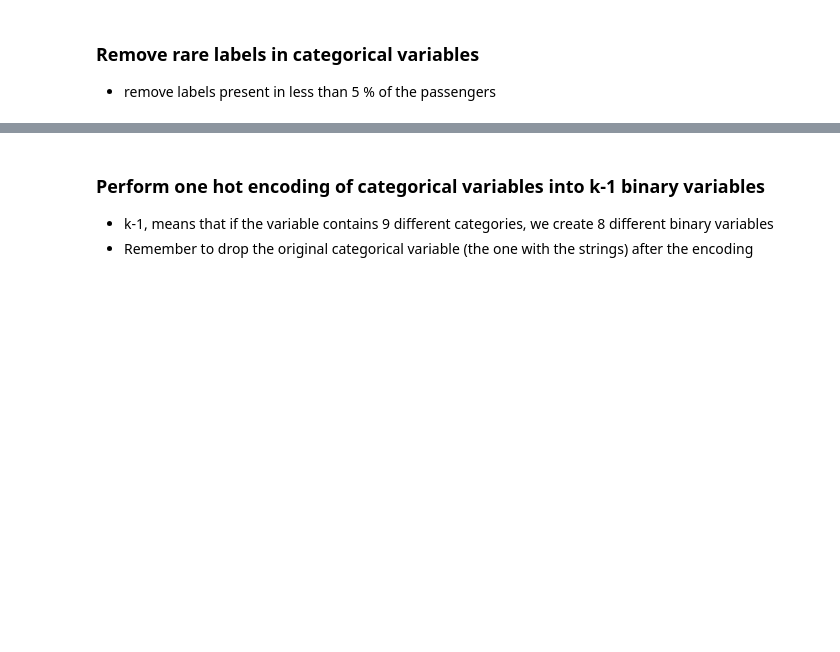
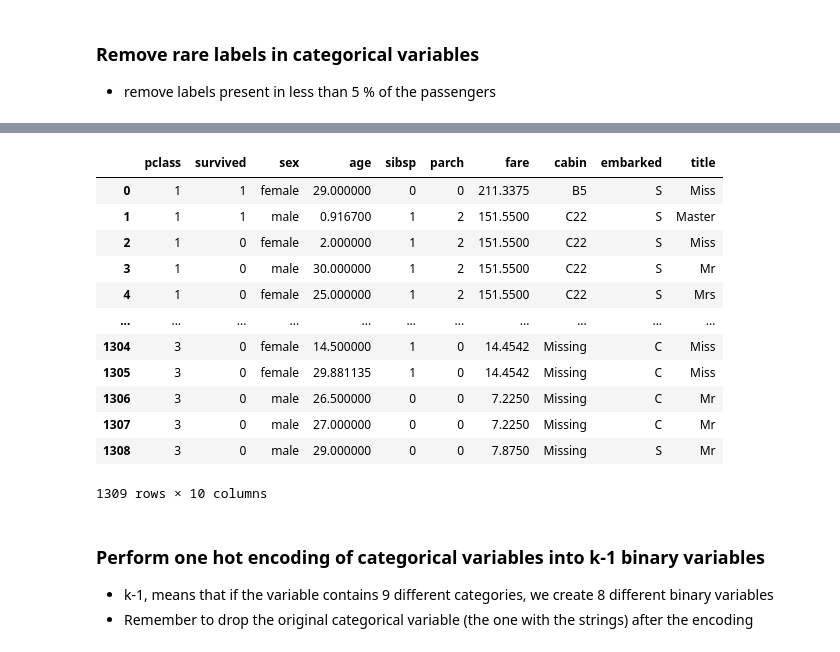
Before and after one commit to KalinkaSoftware/deploying-machine-learning-models, a Jupyter notebook: section-04-research-and-development/titanic-assignment/01-predicting-survival-titanic-assignement.ipynb, the cells around one changed output, grey strips where cells are left out. Cells and saved outputs as stored; diff of their text form; code cells hidden in the pictures; blank space fills up the shorter version.

```diff
--- a/section-04-research-and-development/titanic-assignment/01-predicting-survival-titanic-assignement.ipynb
+++ b/section-04-research-and-development/titanic-assignment/01-predicting-survival-titanic-assignement.ipynb
@@ -269,3 +421,19 @@ KeyError: '[0.00076394 0.00076394 0.00076394 0.00076394 0.00076394 0.00076394\n
+# %%
+data
+# %% [output]
+|  | pclass | survived | sex | age | sibsp | parch | fare | cabin | embarked | title |
+| 0 | 1 | 1 | female | 29.000000 | 0 | 0 | 211.3375 | B5 | S | Miss |
+| 1 | 1 | 1 | male | 0.916700 | 1 | 2 | 151.5500 | C22 | S | Master |
+| 2 | 1 | 0 | female | 2.000000 | 1 | 2 | 151.5500 | C22 | S | Miss |
+| 3 | 1 | 0 | male | 30.000000 | 1 | 2 | 151.5500 | C22 | S | Mr |
+| 4 | 1 | 0 | female | 25.000000 | 1 | 2 | 151.5500 | C22 | S | Mrs |
+| ... | ... | ... | ... | ... | ... | ... | ... | ... | ... | ... |
+| 1304 | 3 | 0 | female | 14.500000 | 1 | 0 | 14.4542 | Missing | C | Miss |
+| 1305 | 3 | 0 | female | 29.881135 | 1 | 0 | 14.4542 | Missing | C | Miss |
+| 1306 | 3 | 0 | male | 26.500000 | 0 | 0 | 7.2250 | Missing | C | Mr |
+| 1307 | 3 | 0 | male | 27.000000 | 0 | 0 | 7.2250 | Missing | C | Mr |
+| 1308 | 3 | 0 | male | 29.000000 | 0 | 0 | 7.8750 | Missing | S | Mr |
+1309 rows × 10 columns
 # %% [markdown]
 ### Perform one hot encoding of categorical variables into k-1 binary variables
 
```
Also changed, not shown: parts of 26 cells of this notebook, 1 other file.
